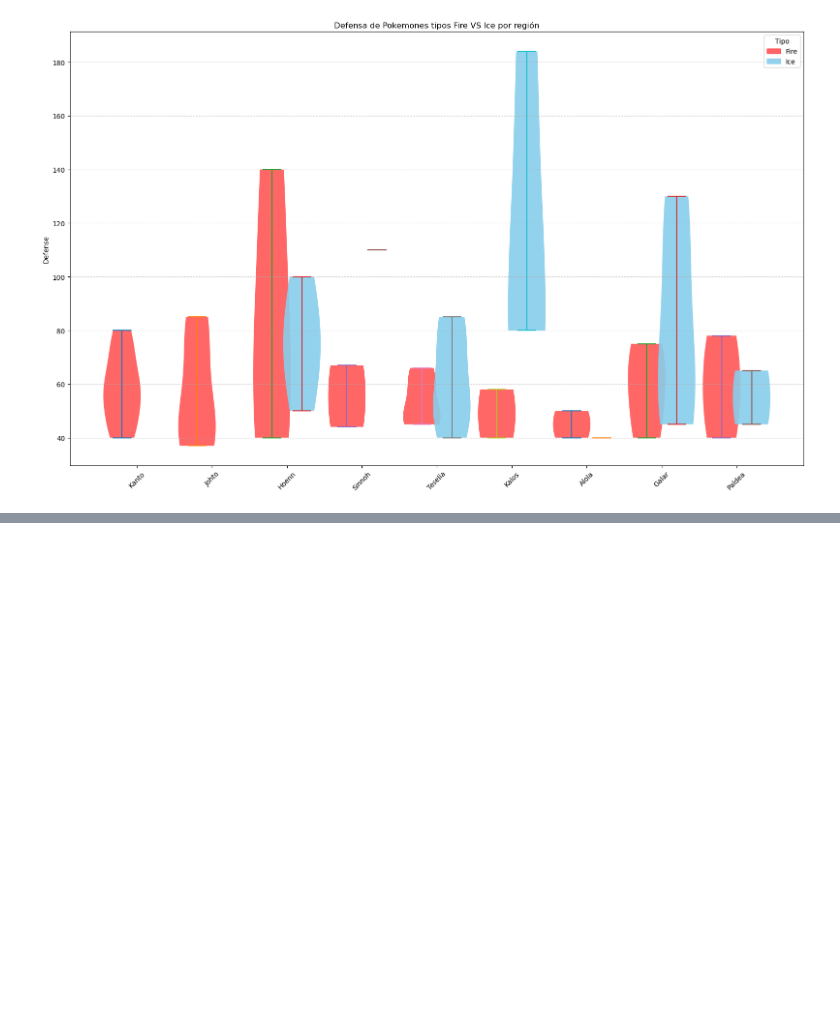
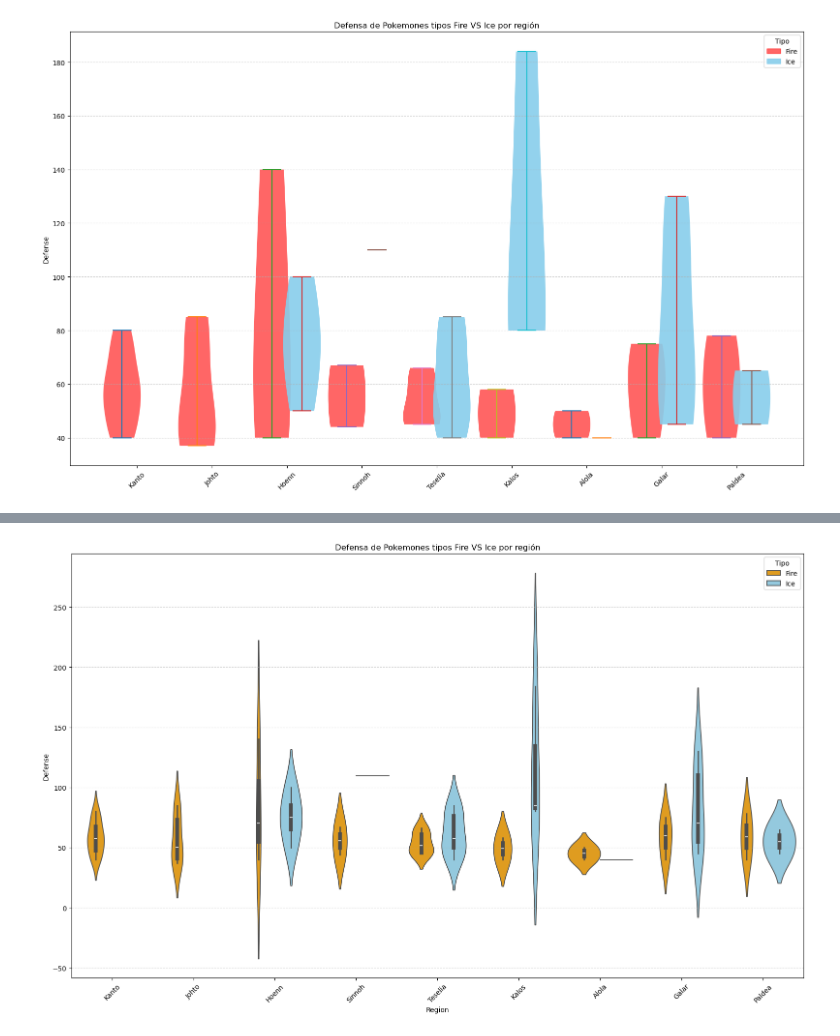
Before and after one commit to ArmandoTrapaga/Induccion, a Jupyter notebook: Dataframes.ipynb, the cells around one changed output, grey strips where cells are left out. Saved outputs shown, nothing was run; the diff lists cells and outputs as text; code cells hidden in the pictures; blank space fills up the shorter version.

```diff
--- a/Dataframes.ipynb
+++ b/Dataframes.ipynb
@@ -767,0 +800,39 @@ plt.show()
+# %%
+import matplotlib.pyplot as plt
+import pandas as pd
+import seaborn as sns
+
+data = pd.read_csv("Data/Pokemon.csv",index_col=0, na_values=[" "])
+# En general te recomiendo que no separes tus dataframes
+data = data.loc[(data.Type2.isna())&(data.Type1.isin(["Fire","Ice"])),["Defense","Type1","Generation"]]
+data.loc[:,"Region"] = data.Generation.map(regiones_dict)
+
+# Solo queria que vieras como es graficar a mano cuando hay seaborn jajajaja, en realidad si lo puedes usar :3
+# Sobre todo para cosas mas complicadas
+
+
+
+plt.figure(figsize=(16,10))
+# Si tienes toda tu informacion en tu dataframe lo puedes solo añadir como data
+# Vas definiendo las columnas que ocupes para cada seccion, x:"Region",y:"Defense",hue:"Region". El ultimo es para los colores
+sns.violinplot(
+    data=data,
+    x='Region',
+    y='Defense',
+    hue='Type1',
+    order=list(regiones_dict.values()),
+    palette=colores # Antes lo use pero como sabras puedes usar codigo hexdecimal para colores especificos :3
+)
+
+plt.title('Defensa de Pokemones tipos Fire VS Ice por región')
+plt.ylabel('Defense')
+# Con matplotlib si ya se definieron los labels
+plt.xticks(rotation=45)
+plt.grid(axis='y', linestyle='--', alpha=0.6)
+plt.legend(title='Tipo', loc='upper right')
+plt.tight_layout()
+plt.show()
+
+# Si se ve mas bonito es por seaborn no los datos xd
+# %% [output]
+[figure, added]
```
Also changed, not shown: parts of 8 cells of this notebook.
